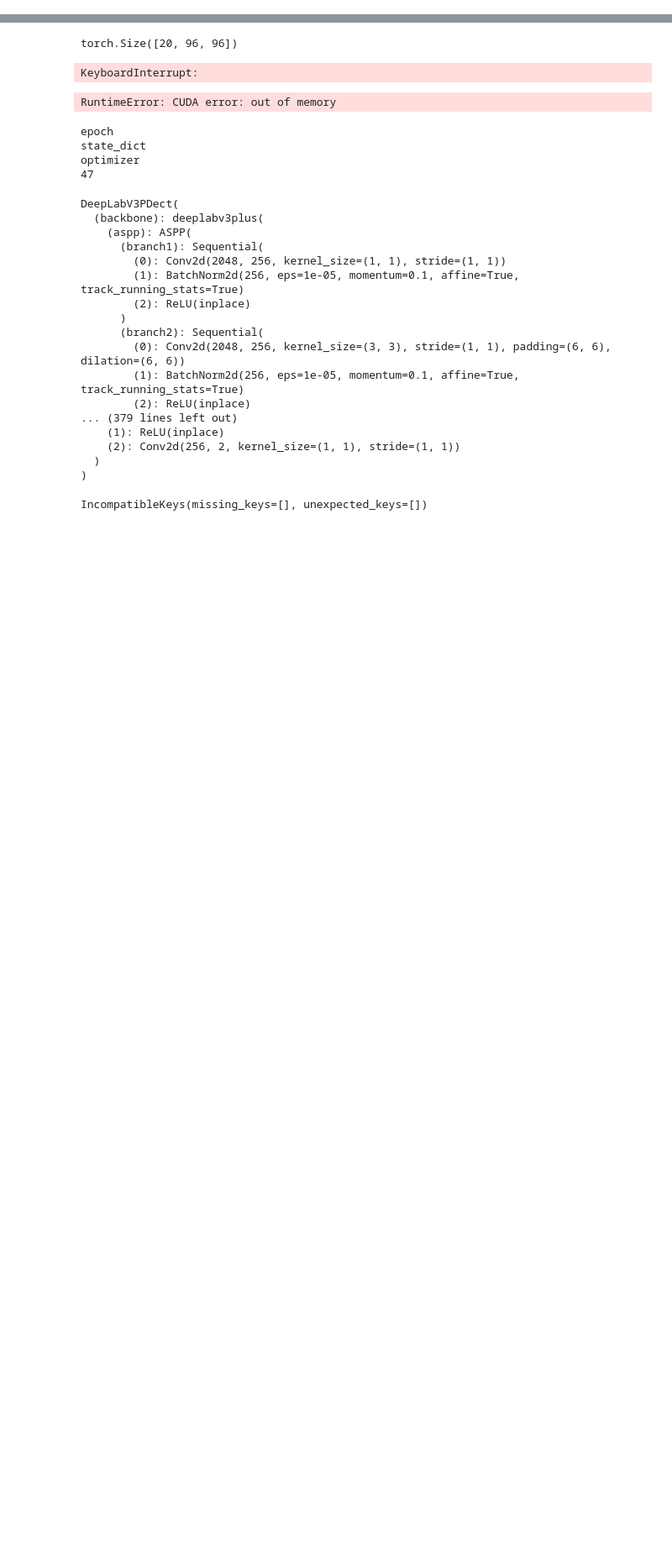
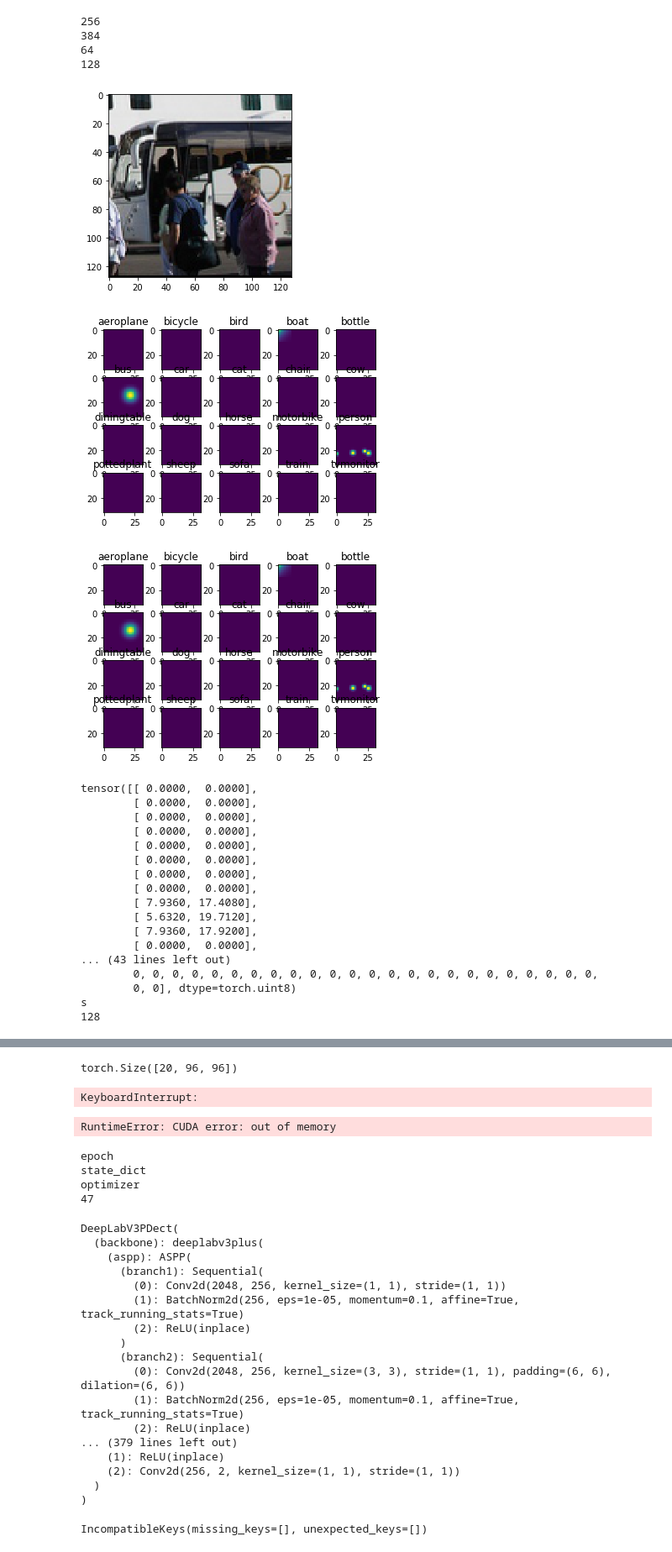
Before and after one commit to ImMrMa/PL_face_detection, a Jupyter notebook: src/obj_dect_train.ipynb, the cells around one changed output, grey strips where cells are left out. Shown at 84% size. Saved outputs shown, nothing was run; the diff lists cells and outputs as text; code cells hidden in the pictures; blank space fills up the shorter version.

```diff
--- a/src/obj_dect_train.ipynb
+++ b/src/obj_dect_train.ipynb
@@ -22,7 +22,7 @@ from tqdm import tqdm
 get_dataset=get_dataset('pascal','ctdet')
 # %%
 class Opts():
-    data_dir='/home/lishiqi/obj/CenterNet/src/lib/../../data'
+    data_dir='../data'
     keep_res=False
     input_h=512
     input_w=512
@@ -218,3 +202,62 @@ data=DatasetObjMuiltRes(objs,
 def default_collate(batch):
     return batch[0]
 loader=DataLoader(data,num_workers=10,collate_fn=default_collate)
+# %%
+
+mean = torch.tensor([0.485, 0.456, 0.406]).view(1,1,3)
+std  = torch.tensor([0.229, 0.224, 0.225]).view(1,1,3)
+def draw_pic_hm(data,batch_output,batch_hm):
+    classes=["aeroplane", "bicycle", "bird", "boat","bottle", "bus", "car", "cat", "chair", "cow", "diningtable", "dog",
+"horse", "motorbike", "person", "pottedplant", "sheep", "sofa",
+"train", "tvmonitor"]
+    for pic,output,hm in zip(data,batch_output,batch_hm):
+        plt.imshow(((pic.permute((1,2,0))*std+mean)*255).int())
+        plt.show()
+        for index,(out_hm) in enumerate(output):
+            plt.subplot(4,5,index+1)
+            plt.title(classes[index])
+            plt.imshow(out_hm)
+        plt.show()
+        for index,(label_hm) in enumerate(hm):
+            plt.subplot(4,5,index+1)
+            plt.title(classes[index])
+            plt.imshow(label_hm)
+        plt.show()
+for index,batch in enumerate(loader):
+    data=batch['input'][-1:]
+    print(data.shape[3])
+    if data.shape[3]!=128:
+        continue
+    draw_pic_hm(data.cpu().detach(),batch['hm'][-1:],batch['hm'][-1:])
+    print(batch['wh'][-1])
+    print(batch['ind'][-1])
+    print(batch['reg_mask'][-1])
+#     print(output['wh'],output['wh'].shape)
+#     print(output['reg'],output['reg'].shape)
+#     print(batch['reg_mask'][:1],batch['reg_mask'][:1].shape)
+    input('s')
+# %% [output]
+256
+384
+64
+128
+[figure, added]
+[figure, added]
+[figure, added]
+tensor([[ 0.0000,  0.0000],
+        [ 0.0000,  0.0000],
+        [ 0.0000,  0.0000],
+        [ 0.0000,  0.0000],
+        [ 0.0000,  0.0000],
+        [ 0.0000,  0.0000],
+        [ 0.0000,  0.0000],
+        [ 0.0000,  0.0000],
+        [ 7.9360, 17.4080],
+        [ 5.6320, 19.7120],
+        [ 7.9360, 17.9200],
+        [ 0.0000,  0.0000],
+... (43 lines left out)
+        0, 0, 0, 0, 0, 0, 0, 0, 0, 0, 0, 0, 0, 0, 0, 0, 0, 0, 0, 0, 0, 0, 0, 0,
+        0, 0], dtype=torch.uint8)
+s
+128
```
Also changed, not shown: parts of 4 cells of this notebook, 7 other files.
